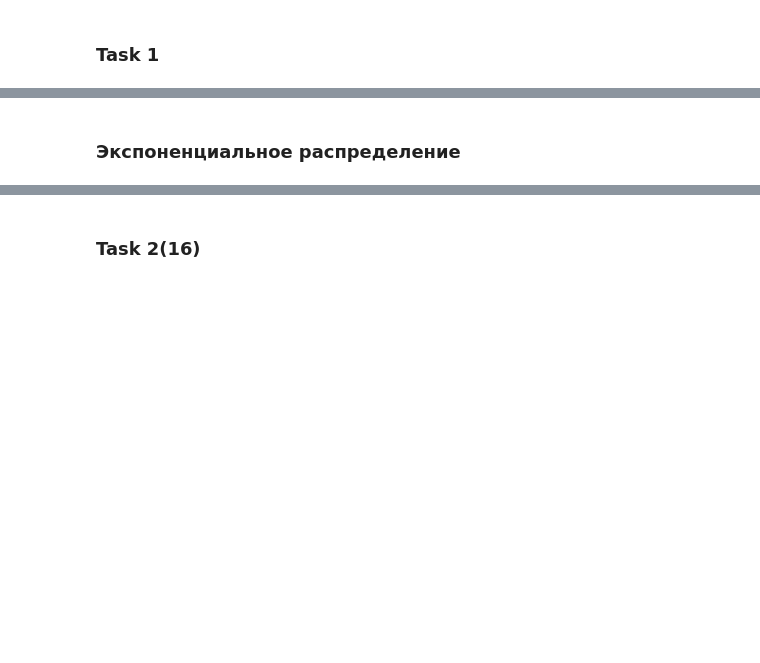
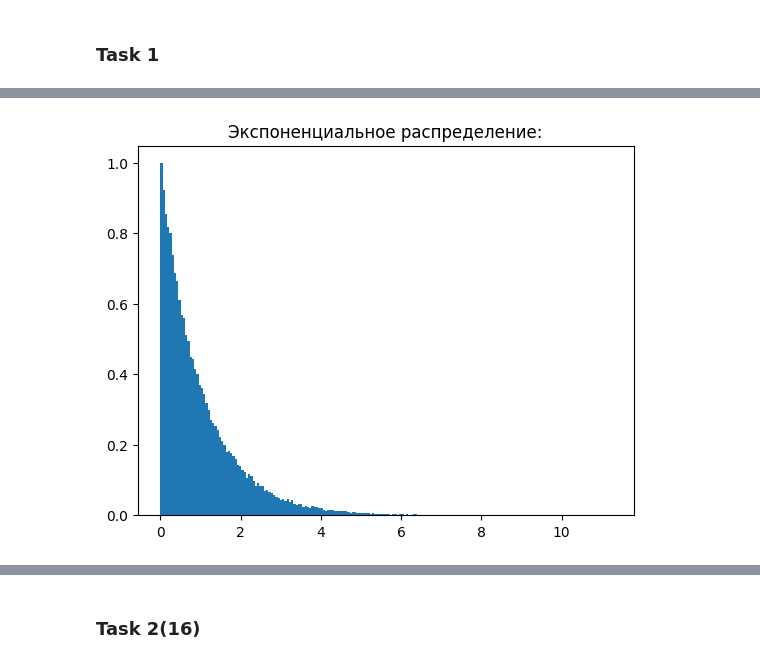
Before and after one commit to OMWi/mmod-7sem, a Jupyter notebook: lab2/lab2.ipynb, the cells around one changed output, grey strips where cells are left out. Saved outputs shown, nothing was run; the diff lists cells and outputs as text; code cells hidden in the pictures; blank space fills up the shorter version.

```diff
--- a/lab2/lab2.ipynb
+++ b/lab2/lab2.ipynb
@@ -13,13 +13,25 @@ import random
 import scipy.special
 
 
+def get_interval_mu(gamma, mu, sigma, n):
+    t = stats.t.ppf(gamma, n - 1)
+    delta = t * sigma / np.sqrt(n)
+    return mu - delta, mu + delta
+
+def get_interval_sigma(gamma, sigma, n):
+    alpha1 = (1 - gamma) / 2.0
+    alpha2 = (1 + gamma) / 2.0
+    right_border = np.sqrt((n - 1) / stats.chi2.ppf(alpha1, n - 1)) * sigma
+    left_border = np.sqrt((n - 1) / stats.chi2.ppf(alpha2, n - 1)) * sigma
+    return left_border, right_border
+
 def chi_square_test(observed, expected, alpha, dof):
-    result = 0
+    result = 0.0
     for i in range(len(observed)):
-        result = float(result) + (expected[i] - observed[i]) ** 2 / float(expected[i])
+        result += (expected[i] - observed[i]) ** 2 / float(expected[i])
     result *= len(observed)
     critical_value = stats.chi2.ppf(1 - alpha, dof)
-    print(f'CHI-square test')
+    print(f'chi-square test')
     print(f'result = {result}')
     print(f'critical value = {critical_value}')
     if result < critical_value:
@@ -28,18 +40,46 @@ def chi_square_test(observed, expected, alpha, dof):
         print(f'{result} > {critical_value}; fail')
     return result, result < critical_value
 
+def exponential_numbers(L, size):
+    numbers = [random.random() for _ in range(size)]
+    array = []
+    for num in numbers:
+        if 1 - num > 0:
+            array.append(((-1) / L) * (math.log(1 - num)))
+    return array
 
-def get_interval_mu(gamma, mu, sigma, n):
-    t = stats.t.ppf(gamma, n - 1)
-    delta = t * sigma / np.sqrt(n)
-    return mu - delta, mu + delta
+def exponential_f(l, x):
+    return l * np.exp(-l * x)
 
+def get_exponential_expected(size, l, arguments):
+    expected = []
+    for i in range(size):
+        expected.append(exponential_f(l, arguments[i]))
+    return expected
 
-def get_interval_sigma(gamma, sigma, n):
-    alpha1 = (1 - gamma) / 2.0
-    alpha2 = (1 + gamma) / 2.0
+def exponential_distribution():
+    L = 1
+    size = 10 ** 5
+    exp = exponential_numbers(L, size)
+    exp_m = mean(exp)
+    exp_v = var(exp)
+    exp_s = std(exp)
+    probabilities, intervals, _ = pyplot.hist(exp, bins=200, density=True)
+    intervals = intervals[1:]
+    expected = get_exponential_expected(len(probabilities), L, intervals)
+    pyplot.title("Экспоненциальное распределение:")
+    print("Экспоненциальное распределение:")
+    print("Математическое ожидание: ", exp_m)
+    print("Дисперсия: ", exp_v)
+    print(f"Среднеквадратичное отклонение: {exp_s}\n")
+    gamma = 0.99
+    print(f'Доверительная вероятность == {gamma}')
+    mu_left_border, mu_right_border = get_interval_mu(gamma, exp_m, exp_s, size)
+    print(f'Доверительный интервал Мат. ожидания: {mu_left_border : .4f} < mu < {mu_right_border : .4f}')
+    sigma_left_border, sigma_right_border = get_interval_sigma(gamma, exp_s, size)
+    print(f'Доверительный интервал среднеквадратичного отклонения: {sigma_left_border : .4f} < sigma < {sigma_right_border : .4f}\n')
+    chi_square_test(probabilities, expected, 0.01, len(intervals) - 3)
+    pyplot.show()
 
-    right_border = np.sqrt((n - 1) / stats.chi2.ppf(alpha1, n - 1)) * sigma
-    left_border = np.sqrt((n - 1) / stats.chi2.ppf(alpha2, n - 1)) * sigma
-
-    return left_border, right_border
+exponential_distribution()
+# %% [output]
@@ -46,2 +99 @@ def get_interval_sigma(gamma, sigma, n):
+[figure, added]
-# %% [markdown]
-### Экспоненциальное распределение
```
Also changed, not shown: parts of 3 cells of this notebook.
